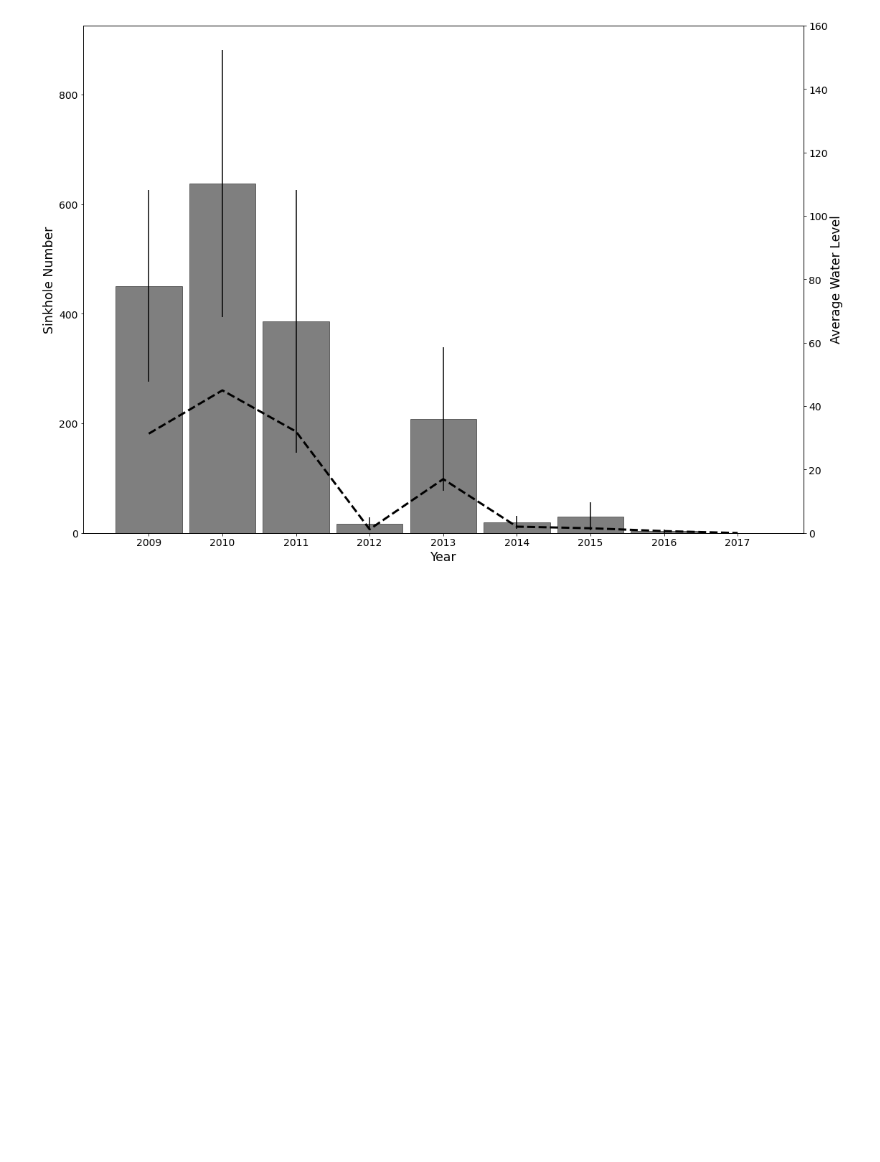
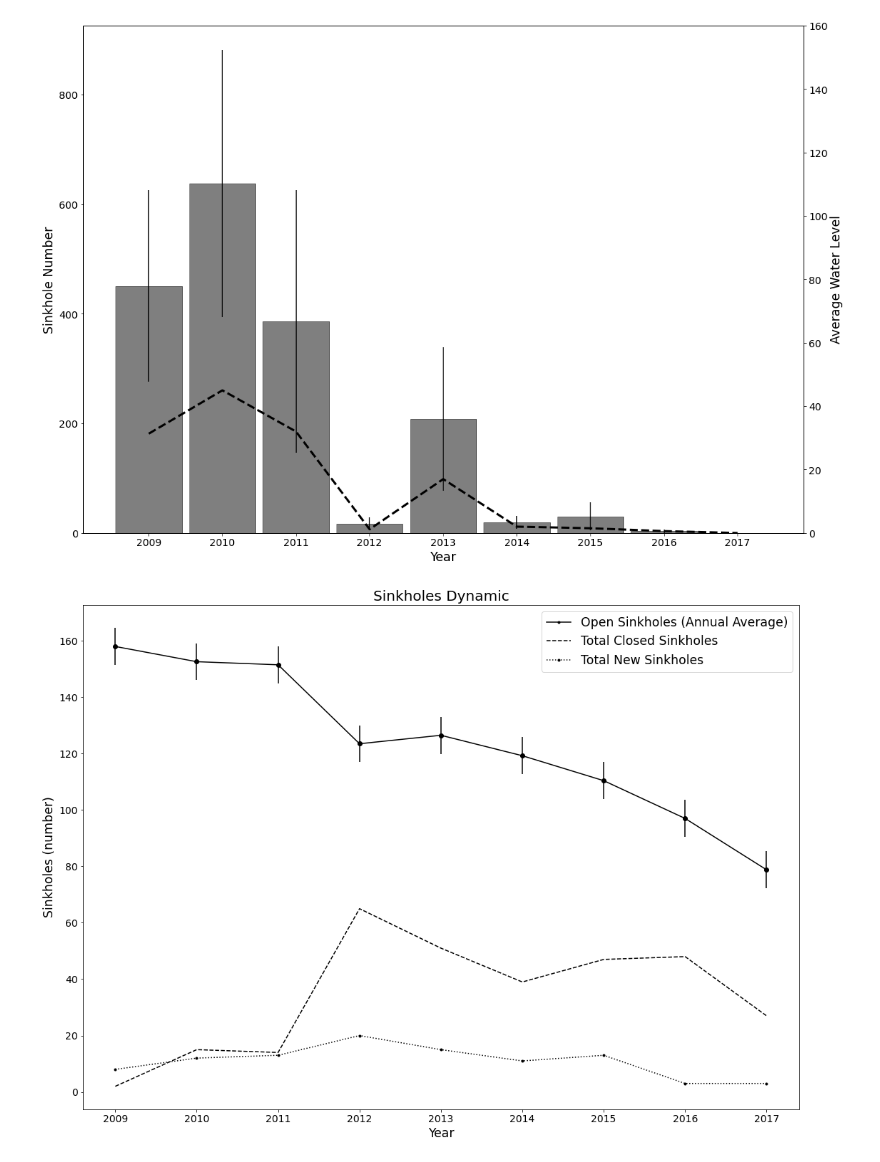
Before and after one commit to luisagranados/sinkholes, a Jupyter notebook: water_level.ipynb, the cells around one changed output. Saved outputs shown, nothing was run; the diff lists cells and outputs as text; code cells hidden in the pictures; blank space fills up the shorter version.

Commit message:
merge two plots

```diff
--- a/water_level.ipynb
+++ b/water_level.ipynb
@@ -173,3 +170,10 @@ plt.savefig('waterlevel.png')
 plt.show()
 # %% [output]
 [figure]
+# %%
+dynamic = pd.read_csv('data/dynamic.csv')
+size_category = pd.read_csv('data/size_category.csv')
+depth = pd.read_csv('data/depth.csv')
+richness = pd.read_csv('data/richness.csv')
+trend = pd.read_csv('data/trend.csv')
+cover = pd.read_csv('data/cover.csv')
@@ -175,0 +182,31 @@ plt.show()
+# %%
+df = dynamic.set_index("year").T.reset_index().rename(columns={
+    "index":"Year",
+    "total closed sinkholes": "Total Closed Sinkholes",
+    "total new sinkholes": "Total New Sinkholes",
+    "open sinkholes (annual average)": "Open Sinkholes (Annual Average)"
+})
+# %%
+plt.rcParams['figure.figsize'] = [18, 13]
+
+
+yerr = stats.sem(df.iloc[:, 1], axis=None, ddof=0)
+
+fig, ax = plt.subplots()
+ax.plot(df['Year'], df['Open Sinkholes (Annual Average)'], 'k', marker='.', label='Open Sinkholes (Annual Average)')
+ax.errorbar(df['Year'], df['Open Sinkholes (Annual Average)'], yerr=yerr, fmt='o', color='k')
+ax.plot(df['Year'], df['Total Closed Sinkholes'], 'k--', label='Total Closed Sinkholes')
+ax.plot(df['Year'], df['Total New Sinkholes'], 'k:', marker='.', label='Total New Sinkholes')
+
+ax.set_title('Sinkholes Dynamic', fontsize=20)
+
+ax.set_xlabel('Year', fontsize='xx-large')
+ax.set_ylabel('Sinkholes (number)', fontsize='xx-large')
+legend = ax.legend(shadow=False, fontsize='xx-large')
+
+plt.xticks(fontsize=14)
+plt.yticks(fontsize=14)
+plt.savefig("dynamic.png")
+plt.show()
+# %% [output]
+[figure, added]
```
Also changed, not shown: parts of 4 cells of this notebook, 1 other file.
